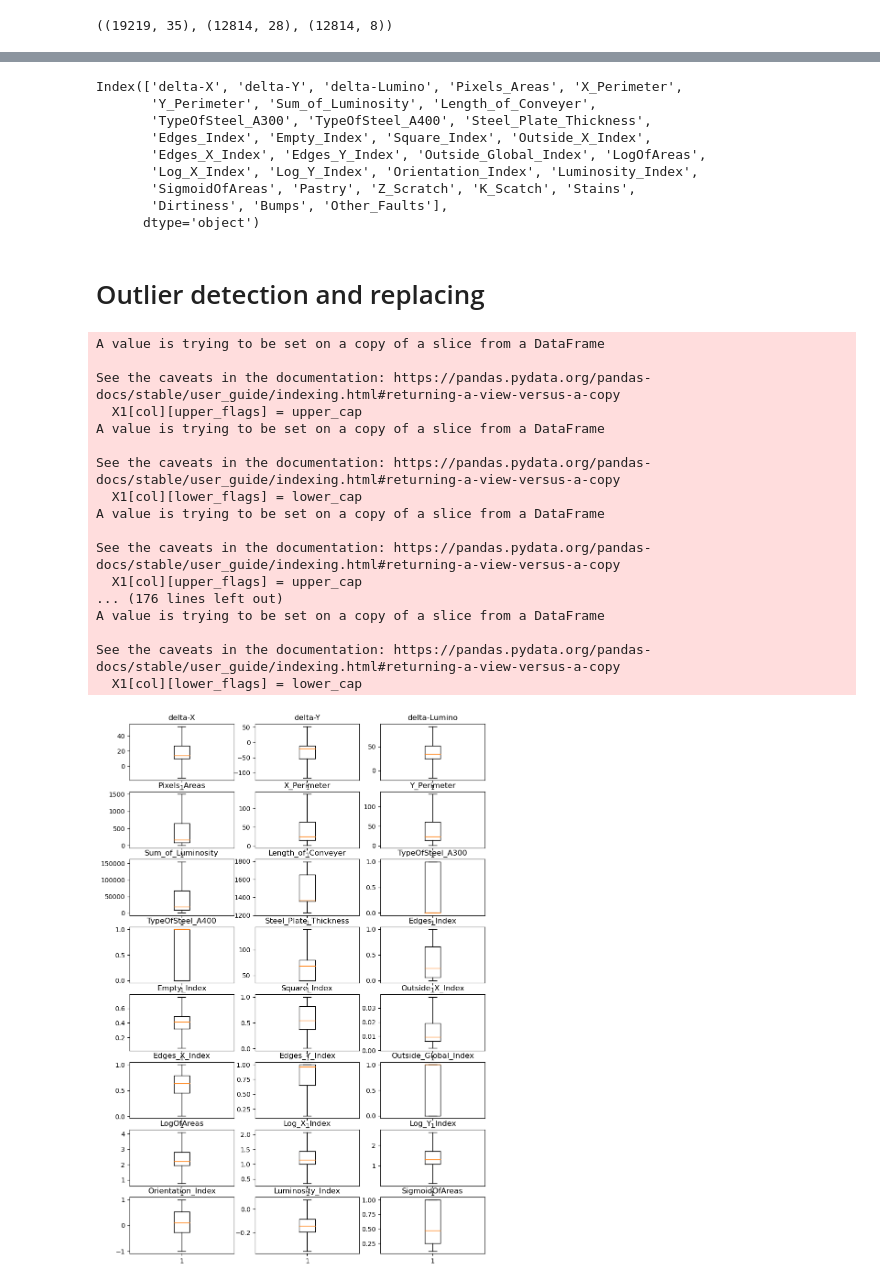
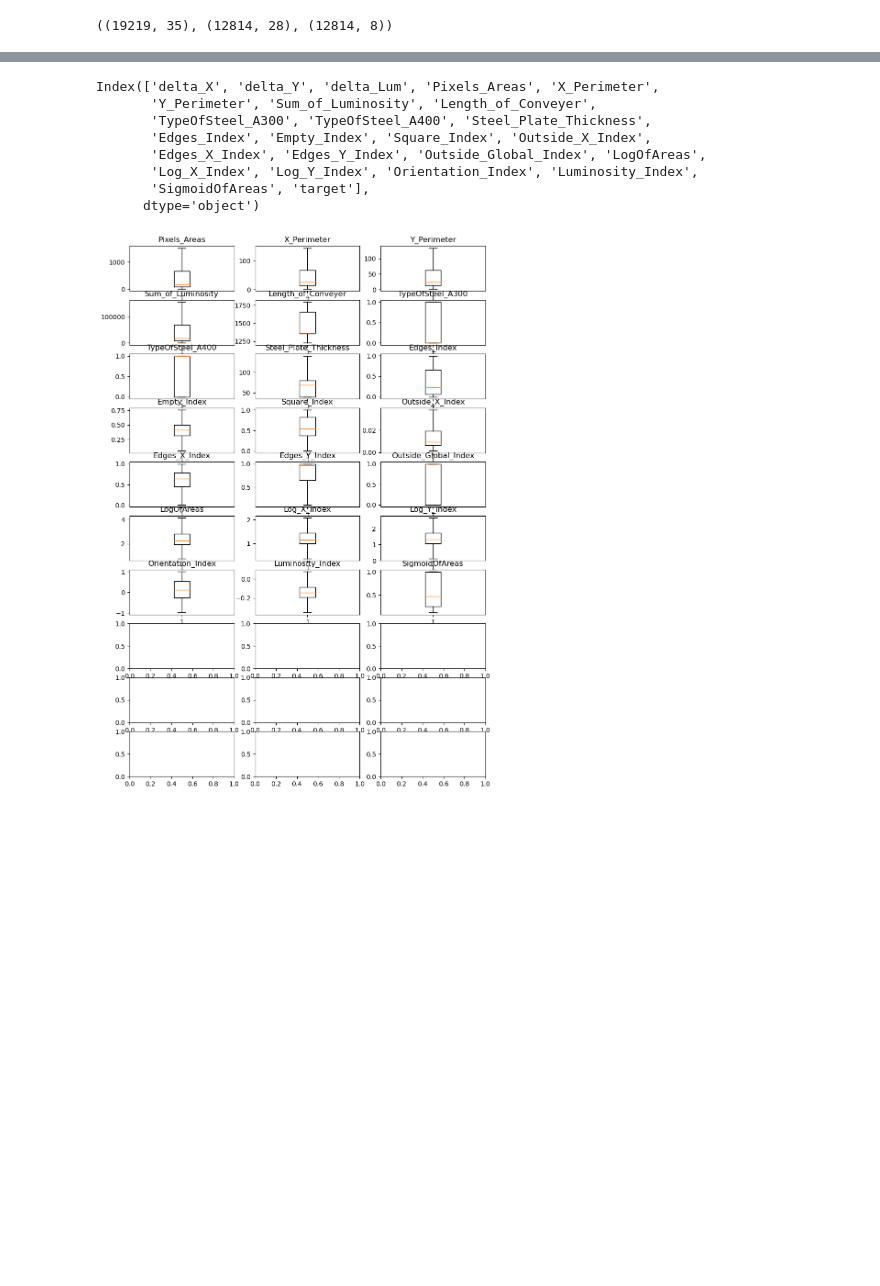
Before and after one commit to mohammadrezahosseini1999/PlayGround-Competition, a Jupyter notebook: Steel Plate Defect Prediction/Exp1.ipynb, the cells around one changed output, grey strips where cells are left out. Cells and saved outputs as stored; diff of their text form; code cells hidden in the pictures; blank space fills up the shorter version.

```diff
--- a/Steel Plate Defect Prediction/Exp1.ipynb
+++ b/Steel Plate Defect Prediction/Exp1.ipynb
@@ -17,0 +108,2 @@ train.shape, test.shape, submission.shape
+# %%
+train_dropna.drop('id', axis=1, inplace=True)
@@ -54,3 +148,6 @@ train1
+# %%
+train_dropna.insert(0, 'delta_X', train_dropna['X_Maximum'] - train_dropna['X_Minimum'])
+train_dropna.insert(1, 'delta_Y', train_dropna['Y_Maximum'] - train_dropna['Y_Minimum'])
+train_dropna.insert(2, 'delta_Lum', train_dropna['Maximum_of_Luminosity'] - train_dropna['Minimum_of_Luminosity'])
 # %%
-train1.drop(['id', 'X_Maximum', 'X_Minimum', 'Y_Minimum', 'Y_Maximum', 'Maximum_of_Luminosity', 'Minimum_of_Luminosity'], axis=1, inplace=True)
-train1
+train_dropna.drop(['X_Minimum', 'X_Maximum', 'Y_Minimum', 'Y_Maximum', 'Minimum_of_Luminosity', 'Maximum_of_Luminosity'], axis=1, inplace=True)
@@ -73,64 +174,45 @@ train1
 # %%
-train1.columns
+train_dropna.columns
 # %% [output]
-Index(['delta-X', 'delta-Y', 'delta-Lumino', 'Pixels_Areas', 'X_Perimeter',
+Index(['delta_X', 'delta_Y', 'delta_Lum', 'Pixels_Areas', 'X_Perimeter',
        'Y_Perimeter', 'Sum_of_Luminosity', 'Length_of_Conveyer',
        'TypeOfSteel_A300', 'TypeOfSteel_A400', 'Steel_Plate_Thickness',
        'Edges_Index', 'Empty_Index', 'Square_Index', 'Outside_X_Index',
        'Edges_X_Index', 'Edges_Y_Index', 'Outside_Global_Index', 'LogOfAreas',
        'Log_X_Index', 'Log_Y_Index', 'Orientation_Index', 'Luminosity_Index',
-       'SigmoidOfAreas', 'Pastry', 'Z_Scratch', 'K_Scatch', 'Stains',
-       'Dirtiness', 'Bumps', 'Other_Faults'],
+       'SigmoidOfAreas', 'target'],
       dtype='object')
 # %%
-X1 =  train1[['delta-X', 'delta-Y', 'delta-Lumino', 'Pixels_Areas', 'X_Perimeter',
-       'Y_Perimeter', 'Sum_of_Luminosity', 'Length_of_Conveyer',
+X = train_dropna[['Pixels_Areas',
+       'X_Perimeter', 'Y_Perimeter', 'Sum_of_Luminosity',
+       'Length_of_Conveyer',
        'TypeOfSteel_A300', 'TypeOfSteel_A400', 'Steel_Plate_Thickness',
        'Edges_Index', 'Empty_Index', 'Square_Index', 'Outside_X_Index',
        'Edges_X_Index', 'Edges_Y_Index', 'Outside_Global_Index', 'LogOfAreas',
        'Log_X_Index', 'Log_Y_Index', 'Orientation_Index', 'Luminosity_Index',
        'SigmoidOfAreas']]
-y1 = train1[['Pastry', 'Z_Scratch', 'K_Scatch', 'Stains',
-       'Dirtiness', 'Bumps', 'Other_Faults']]
+
+y = train_dropna[['target']]
-# %% [markdown]
-# Outlier detection and replacing
 # %%
-for col in X1.columns:
-    Q3 = X1[col].quantile(0.75)
-    Q1 = X1[col].quantile(0.25)
+for col in X.columns:
+    Q3 = X[col].quantile(0.75)
+    Q1 = X[col].quantile(0.25)
     IQR = Q3 - Q1
     upper_cap = Q3 + 1.5*IQR
     lower_cap = Q1 - 1.5*IQR
 
-    upper_flags = X1[col] > upper_cap
-    lower_flags = X1[col] < lower_cap
+    upper_flags = X[col] > upper_cap
+    lower_flags = X[col] < lower_cap
 
-    X1[col][upper_flags] = upper_cap
-    X1[col][lower_flags] = lower_cap
+    X[col][upper_flags] = upper_cap
+    X[col][lower_flags] = lower_cap
 
-fig, axes = plt.subplots(8, 3, figsize=(10,15))
+fig, axes = plt.subplots(10, 3, figsize=(10,15))
 axes_flat = axes.flatten()
 
-for i, col in enumerate(X1.columns):
+for i, col in enumerate(X.columns):
     ax = axes_flat[i]
-    ax.boxplot(X1[col])
+    ax.boxplot(X[col])
     ax.set_title(col)
 # %% [output]
-A value is trying to be set on a copy of a slice from a DataFrame
-
-See the caveats in the documentation: https://pandas.pydata.org/pandas-docs/stable/user_guide/indexing.html#returning-a-view-versus-a-copy
-  X1[col][upper_flags] = upper_cap
-A value is trying to be set on a copy of a slice from a DataFrame
-
-See the caveats in the documentation: https://pandas.pydata.org/pandas-docs/stable/user_guide/indexing.html#returning-a-view-versus-a-copy
-  X1[col][lower_flags] = lower_cap
-A value is trying to be set on a copy of a slice from a DataFrame
-
-See the caveats in the documentation: https://pandas.pydata.org/pandas-docs/stable/user_guide/indexing.html#returning-a-view-versus-a-copy
-  X1[col][upper_flags] = upper_cap
-... (176 lines left out)
-A value is trying to be set on a copy of a slice from a DataFrame
-
-See the caveats in the documentation: https://pandas.pydata.org/pandas-docs/stable/user_guide/indexing.html#returning-a-view-versus-a-copy
-  X1[col][lower_flags] = lower_cap
-[figure, old version]
+[figure, new version]
```
Also changed, not shown: parts of 21 cells of this notebook, 1 other file.
